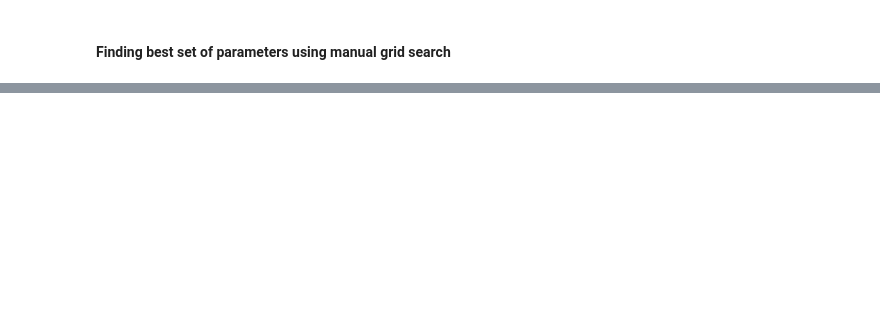
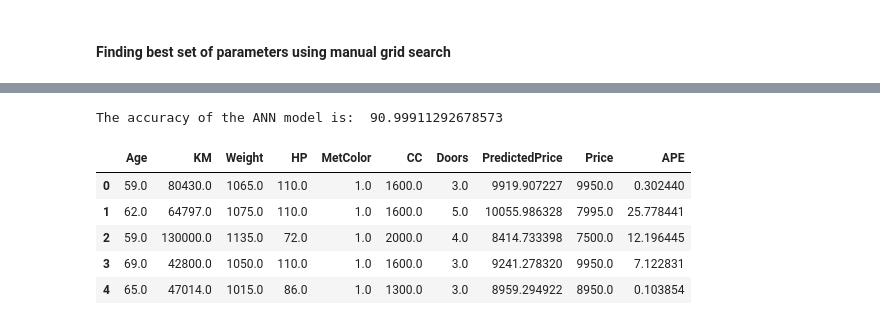
Before and after one commit to anish3565/Case_Studies, a Jupyter notebook: DL/3. ANN_Regression.ipynb, the cells around one changed output, grey strips where cells are left out. Drawn from its saved outputs; the diff is of its cells as text; code cells hidden in the pictures; blank space fills up the shorter version.

```diff
--- a/DL/3. ANN_Regression.ipynb
+++ b/DL/3. ANN_Regression.ipynb
@@ -202,0 +227,20 @@ def FunctionFindBestParams(X_train, y_train, X_test, y_test):
+# %%
+# Fitting the ANN to the Training set
+model.fit(X_train, y_train, batch_size=20, epochs=5, verbose=0)
+
+# Generating Predictions on testing data
+Predictions=model.predict(X_test)
+
+# Scaling the prediction Price data back to original price scale
+Predictions=TargetVarScalerFit.inverse_transform(Predictions)
+
+# Scaling the y_test Price data back to original price scale
+y_test_orig=TargetVarScalerFit.inverse_transform(y_test)
+
+# Scaling the test data back to original scale
+Test_Data=PredictorScalerFit.inverse_transform(X_test)
+
+TestingData=pd.DataFrame(data=Test_Data, columns=Predictors)
+TestingData['PredictedPrice']=Predictions
+TestingData['Price']=y_test_orig
+TestingData.head()
@@ -202,0 +262,16 @@ def FunctionFindBestParams(X_train, y_train, X_test, y_test):
+# %%
+# Computing the absolute percent error
+APE=100*(abs(TestingData['Price']-TestingData['PredictedPrice'])/TestingData['Price'])
+
+TestingData['APE']=APE
+
+print('The accuracy of the ANN model is: ', 100-np.mean(APE))
+TestingData.head()
+# %% [output]
+The accuracy of the ANN model is:  90.99911292678573
+|  | Age | KM | Weight | HP | MetColor | CC | Doors | PredictedPrice | Price | APE |
+| 0 | 59.0 | 80430.0 | 1065.0 | 110.0 | 1.0 | 1600.0 | 3.0 | 9919.907227 | 9950.0 | 0.302440 |
+| 1 | 62.0 | 64797.0 | 1075.0 | 110.0 | 1.0 | 1600.0 | 5.0 | 10055.986328 | 7995.0 | 25.778441 |
+| 2 | 59.0 | 130000.0 | 1135.0 | 72.0 | 1.0 | 2000.0 | 4.0 | 8414.733398 | 7500.0 | 12.196445 |
+| 3 | 69.0 | 42800.0 | 1050.0 | 110.0 | 1.0 | 1600.0 | 3.0 | 9241.278320 | 9950.0 | 7.122831 |
+| 4 | 65.0 | 47014.0 | 1015.0 | 86.0 | 1.0 | 1300.0 | 3.0 | 8959.294922 | 8950.0 | 0.103854 |
```
Also changed, not shown: parts of 15 cells of this notebook.
